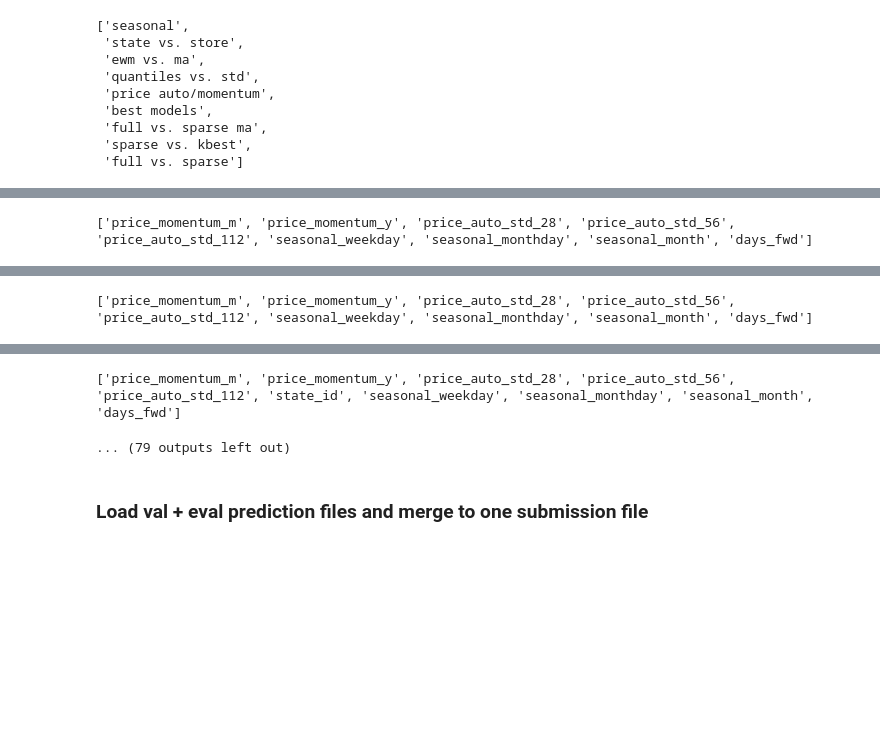
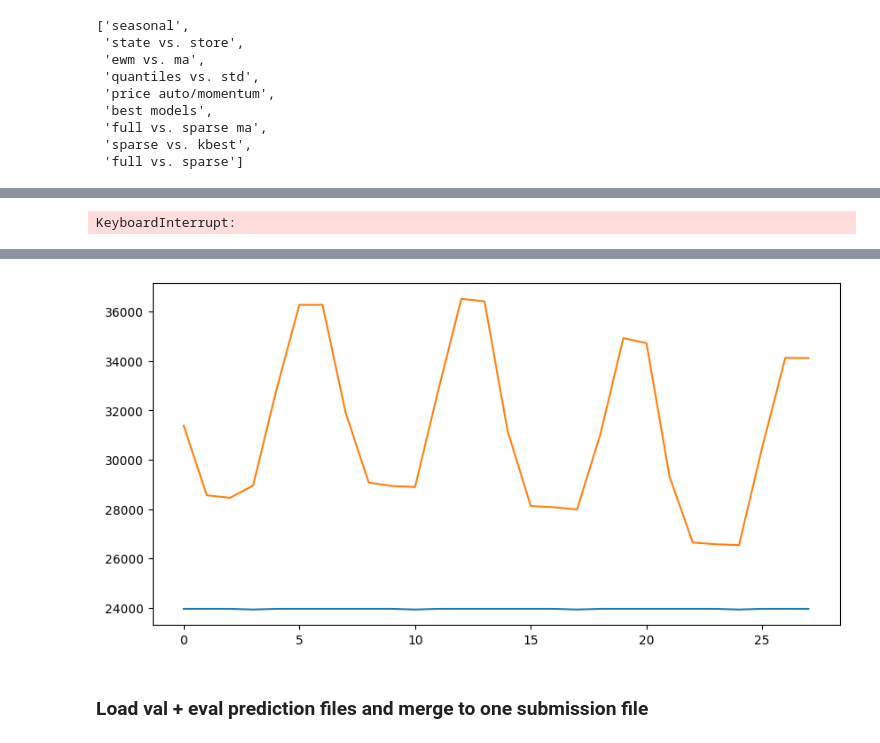
Before and after one commit to CodingNoob234/m5-forecasting-uncertainty, a Jupyter notebook: code/un_training_model_quantiles.ipynb, the cells around one changed output, grey strips where cells are left out. Drawn from its saved outputs; the diff is of its cells as text; code cells hidden in the pictures; blank space fills up the shorter version.

Commit message:
temp commit

```diff
--- a/code/un_training_model_quantiles.ipynb
+++ b/code/un_training_model_quantiles.ipynb
@@ -102,6 +102,11 @@ def grid_search(params: dict, param_grid: dict, features, targets, n_folds: int
         results[f"combination_{i}"]['validation_score'] = \
             np.mean(results[f"combination_{i}"]['res'])
 
+        # REMOVE
+        p = results[f"combination_{i}"]['params']
+        logger.info(f"{p['learning_rate']} - {p['num_leaves']} - {p['n_estimators']}" + ' - score: ' + str(np.mean(results[f"combination_{i}"]['res'])) + ' ' + str(np.std(results[f"combination_{i}"]['res'])))
+        # REMOVE
+
     # sort the results based on evaluation score
     sorted_results = dict(sorted(results.items(), key=lambda item: item[1]["validation_score"]))
     return list(sorted_results.values())[0], results
@@ -288,7 +293,7 @@ def train_level_all_quantiles(
     include_columns: list = None,
     test: bool = False,
     do_grid_search: bool = False,
-    store_submissions_path: str = 'temp_submissions/',
+    store_submissions_path: str = None,
     normalize: bool = False,
 ):
     """
@@ -425,7 +430,7 @@ def train_level_all_quantiles(
             # split data to training and testing
             logger.info('perform gridsearch')
             params['alpha'] = quantile
-            best_combination, results = grid_search(params, param_grid, features_train, targets_train, 1)
+            best_combination, results = grid_search(params, param_grid, features_train, targets_train, n_folds = 5)
             # del train_data; del validation_data
             params_grid_train = best_combination["params"]
             logger.info(f'q: {quantile} - cv best params: {params_grid_train}')
@@ -520,8 +525,9 @@ def train_level_all_quantiles(
         exclude_names = 'None' if len(include_prefix_list) == 0 else '_'.join(include_prefix_list)
         file_path = f'../data/uncertainty/fold_{str(sub_d_start)}/' + store_submissions_path + f'lgb_{type_of}_nt_{group_names}_include_{exclude_names}.csv'
 
-    df_sub_val.to_csv(file_path, index = False)
-    logger.info('saved under: ' + file_path)
+    if store_submissions_path:
+        df_sub_val.to_csv(file_path, index = False)
+        logger.info('saved under: ' + file_path)
 # %%
 EXPERIMENTS_DICT = {
     "seasonal": {
@@ -626,7 +632,7 @@ list(EXPERIMENTS_DICT.keys())
 
 USE_ALL = False
 SPARSE_FEATURES = None
-PLOT_PREDICTIONS = False
+PLOT_PREDICTIONS = True
 
 undersampling_dict = {
     'Level10': .1, #.001
@@ -643,11 +649,11 @@ PARAM_GRID_TRAIN = {
     'random_state': 43,
     'verbose': -1,
     'n_jobs': 4,
-    "num_leaves": 30,
+    "num_leaves": 10, # 30
     "hist_pool_size": 300,
     "learning_rate": .01, # .01
     "n_estimators": 1000, #1000
-    "max_depth": 10,
+    "max_depth": 10, #10
 }
 PARAM_GRID_TRAIN_HIGH_LEVEL = {
     'objective': 'quantile',
@@ -660,8 +666,8 @@ PARAM_GRID_TRAIN_HIGH_LEVEL = {
     "hist_pool_size": 300,
     # 'feature_fraction': 0.9, #.5
     # 'bagging_fraction': .8,
-    "learning_rate": .01, # .07
-    "n_estimators": 3000,#100
+    "learning_rate": .01, # .01 always
+    "n_estimators": 3000, # 3000 always
     "max_depth": 10,
 }
 
@@ -673,15 +679,15 @@ params = {
     'verbose': -100,
     'n_jobs': 4,
     # 'eval_at': 10,
-    'hist_pool_size': 1000,
+    'hist_pool_size': 300,
     'verbose_eval': -100,
 }
 param_grid = {
     'max_depth': [10,],
-    'n_estimators': [200, 500, 1000, 2000, 4000],
+    'n_estimators': [200, 500, 1000, 2000],
     # 'min_child_samples': [4],
     # 'min_child_weight': [0,0.1],
-    'num_leaves': [30], # 50, 70, 90, ],
+    'num_leaves': [10, 30, 90], # 50, 70, 90, ],
     'learning_rate': [.001, .005, .01, .02],#[0.04, 0.07, 0.1],   # 0.02, 0.03,
     # 'subsample': [ 0.9, 1 ],
     # 'subsample_freq': [1],
@@ -691,13 +697,13 @@ param_grid = {
 #     'price_momentum', 'price_uncond', 'price_auto_std','seasonal_', 'state_', 'store_',
 # ]
 
-experiment_name = 'sparse vs. kbest'
+experiment_name = 'seasonal'
 experiment_specs = EXPERIMENTS_DICT[experiment_name]
 BASE = experiment_specs['BASE']
 INCLUDE_COLUMNS_LIST = experiment_specs['INCLUDE_COLUMNS_LIST']
 
 INCLUDE_COLUMNS_LIST = [BASE + i for i in INCLUDE_COLUMNS_LIST]
-DO_GRID_SEARCH = False
+DO_GRID_SEARCH = True
 
 EXCLUDE_COLUMNS_LIST = ()
 logger.info('starting with all EXCLUDE_COLUMNS')
@@ -712,13 +718,13 @@ for exclude_columns in EXCLUDE_COLUMNS_LIST: # for each specified feature combin
                 type_of='val',
                 exclude_columns=exclude_columns,
                 do_grid_search=DO_GRID_SEARCH,
-                store_submissions_path='temp_submissions/',
+                store_submissions_path=None#'temp_submissions/',
             )
 logger.info('finished all EXCLUDE_COLUMNS')
 
 logger.info('---------------------------------')
 logger.info('starting with all INCLUDE_COLUMNS')
-for include_columns in INCLUDE_COLUMNS_LIST: # for each specified feature combination
+for include_columns in INCLUDE_COLUMNS_LIST[-1:]: # for each specified feature combination
     logger.info(f'Include columns: {str(include_columns)}')
     for sub_d_start in D_CROSS_VAL_START_LIST:
         for agg_level in list(AGG_LEVEL_COLUMNS.keys())[TEST_NUMB:TEST_NUMBER]: # for each aggregation level
@@ -730,7 +736,7 @@ for include_columns in INCLUDE_COLUMNS_LIST: # for each specified feature combin
                 exclude_columns=None,
                 include_columns=include_columns,
                 do_grid_search=DO_GRID_SEARCH,
-                store_submissions_path='temp_submissions/',
+                store_submissions_path=None#'temp_submissions/',
             )
 logger.info('finished all INCLUDE_COLUMNS')
 # %% [output]
@@ -756 +806 @@ logger.info('finished all INCLUDE_COLUMNS')
-['price_momentum_m', 'price_momentum_y', 'price_auto_std_28', 'price_auto_std_56', 'price_auto_std_112', 'seasonal_weekday', 'seasonal_monthday', 'seasonal_month', 'days_fwd']
+KeyboardInterrupt:
@@ -760 +806,0 @@ logger.info('finished all INCLUDE_COLUMNS')
-['price_momentum_m', 'price_momentum_y', 'price_auto_std_28', 'price_auto_std_56', 'price_auto_std_112', 'seasonal_weekday', 'seasonal_monthday', 'seasonal_month', 'days_fwd']
@@ -764,5 +807,4 @@ logger.info('finished all INCLUDE_COLUMNS')
-['price_momentum_m', 'price_momentum_y', 'price_auto_std_28', 'price_auto_std_56', 'price_auto_std_112', 'state_id', 'seasonal_weekday', 'seasonal_monthday', 'seasonal_month', 'days_fwd']
-... (79 outputs left out)
+[figure, added]
 # %% [markdown]
 ### Load val + eval prediction files and merge to one submission file
 # %%
```
Also changed, not shown: parts of 3 cells of this notebook, 1 other file.
